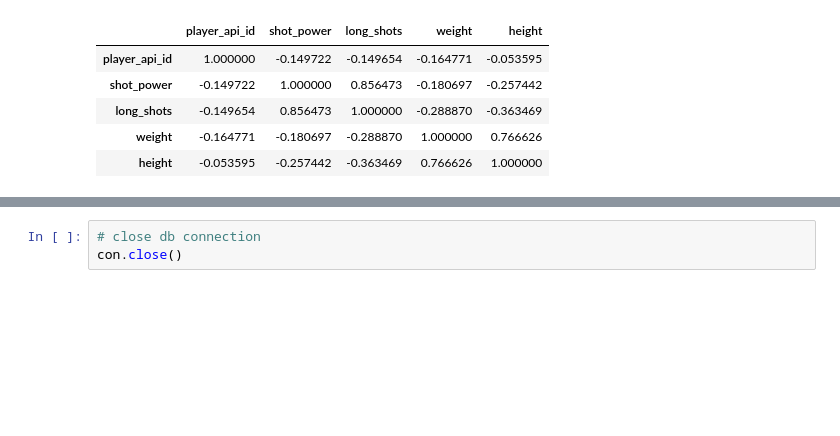
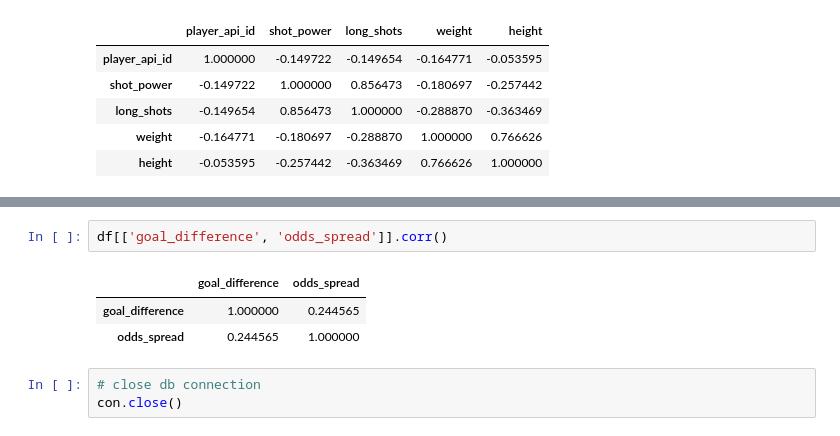
Before and after one commit to MauriceBrown/sql-football-data, a Jupyter notebook: European Football Data Analysis.ipynb, the cells around one changed output, grey strips where cells are left out. Cells and saved outputs as stored; diff of their text form; blank space fills up the shorter version.

```diff
--- a/European Football Data Analysis.ipynb
+++ b/European Football Data Analysis.ipynb
@@ -259,3 +445,9 @@ df.corr()
+# %%
+df[['goal_difference', 'odds_spread']].corr()
+# %% [output]
+|  | goal_difference | odds_spread |
+| goal_difference | 1.000000 | 0.244565 |
+| odds_spread | 0.244565 | 1.000000 |
 # %%
 # close db connection
 con.close()
```
Also changed, not shown: parts of 20 cells of this notebook, 1 other file.
